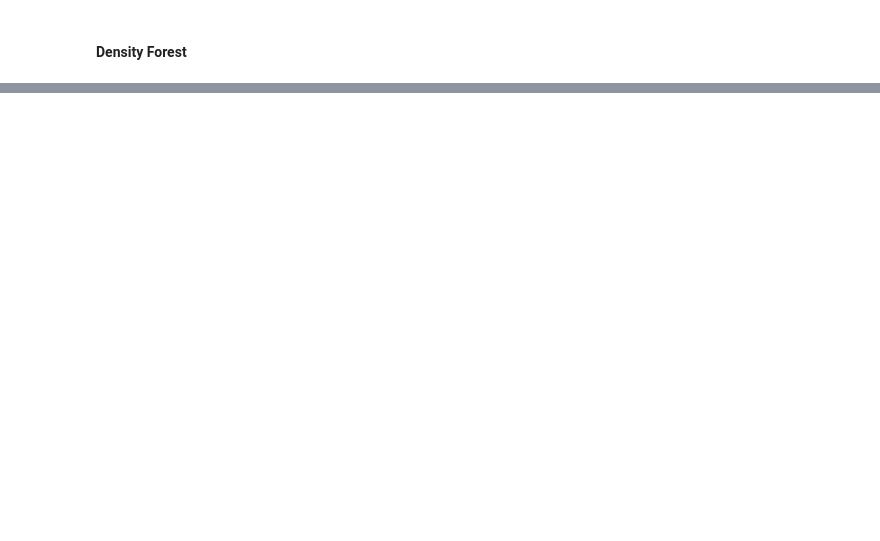
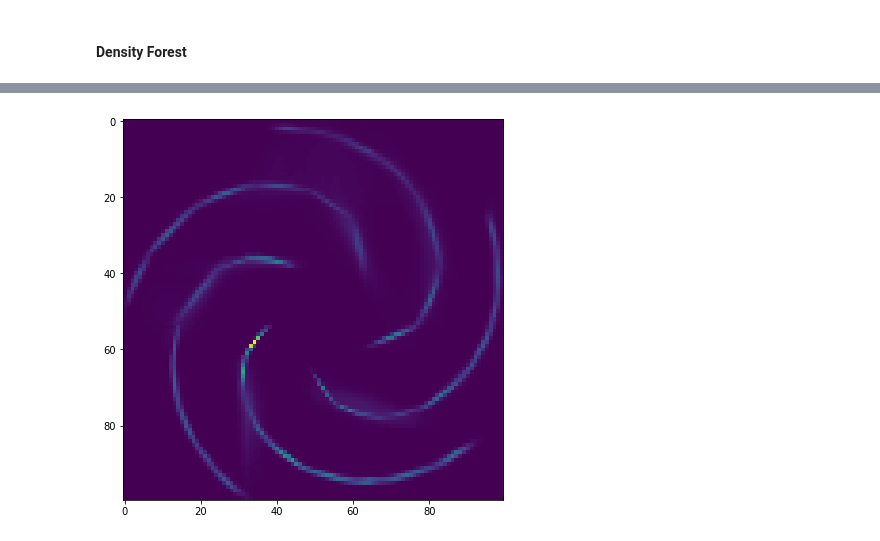
Before and after one commit to CyrilWendl/SIE-Master, a Jupyter notebook: Code/density_tree.ipynb, the cells around one changed output, grey strips where cells are left out. Saved outputs shown, nothing was run; the diff lists cells and outputs as text; code cells hidden in the pictures; blank space fills up the shorter version.

```diff
--- a/Code/density_tree.ipynb
+++ b/Code/density_tree.ipynb
@@ -197,0 +226,7 @@ create_plot_surface(minRange, maxRange, root_nodes, n_points_dim=100, thresh=.1)
+# %%
+n_trees = 10
+subsample_pct = .1
+# min_subset
+
+root_nodes = density_forest_create(dataset, max_depth=max_depth, min_subset=min_subset,
+                                   n_trees=n_trees, subsample_pct=subsample_pct, n_jobs=-1)
@@ -197,0 +236,7 @@ create_plot_surface(minRange, maxRange, root_nodes, n_points_dim=100, thresh=.1)
+# %%
+probas = create_plot_surface(minRange, maxRange, root_nodes, n_points_dim=100, thresh=0.002)
+fig = plt.figure(figsize=(7,7))
+plt.imshow(probas)
+plt.savefig("../Figures/density_tree/spirals_forest_maxDepth"+str(max_depth)+"_nTrees"+str(n_trees)+"_pct"+str(subsample_pct)+".pdf", bbox_inches='tight', pad_inches=0)
+# %% [output]
+[figure, added]
```
Also changed, not shown: parts of 12 cells of this notebook, 35 other files.
